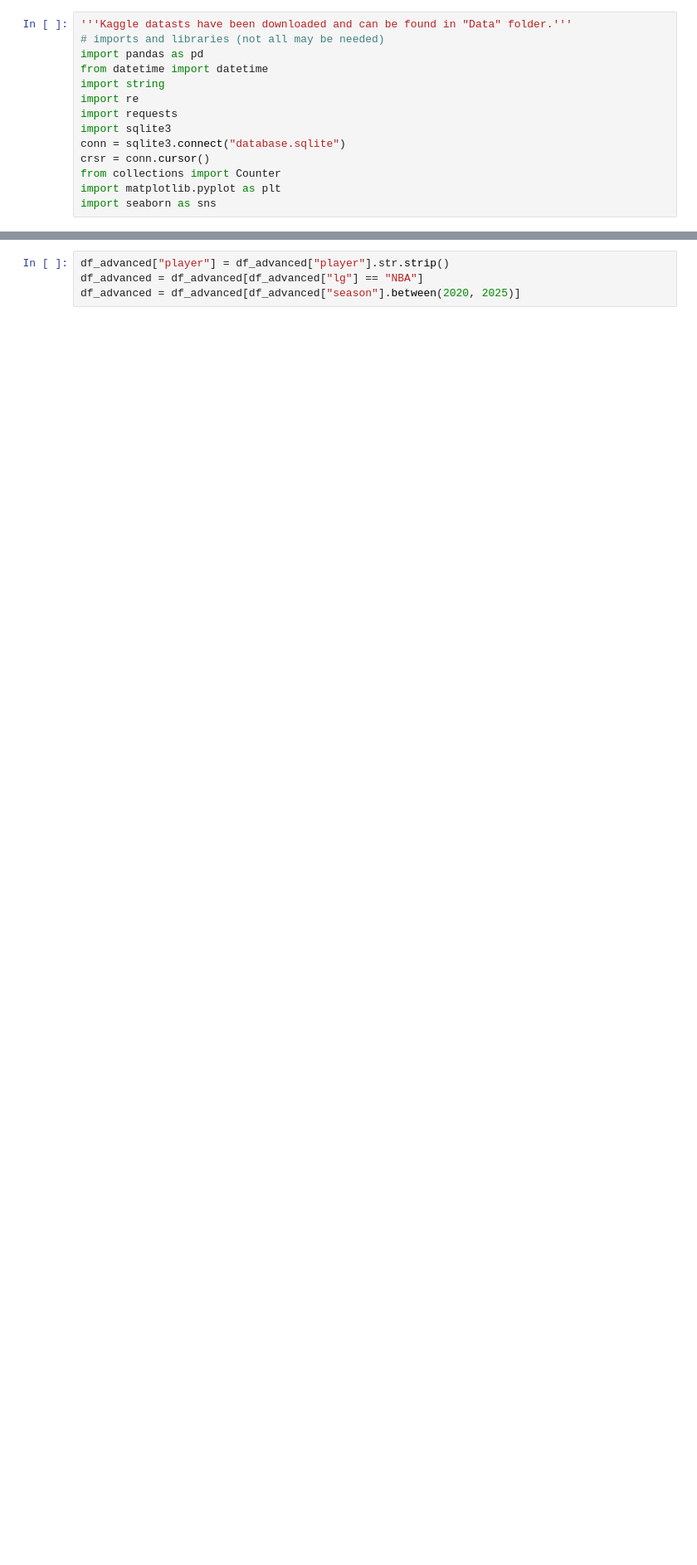
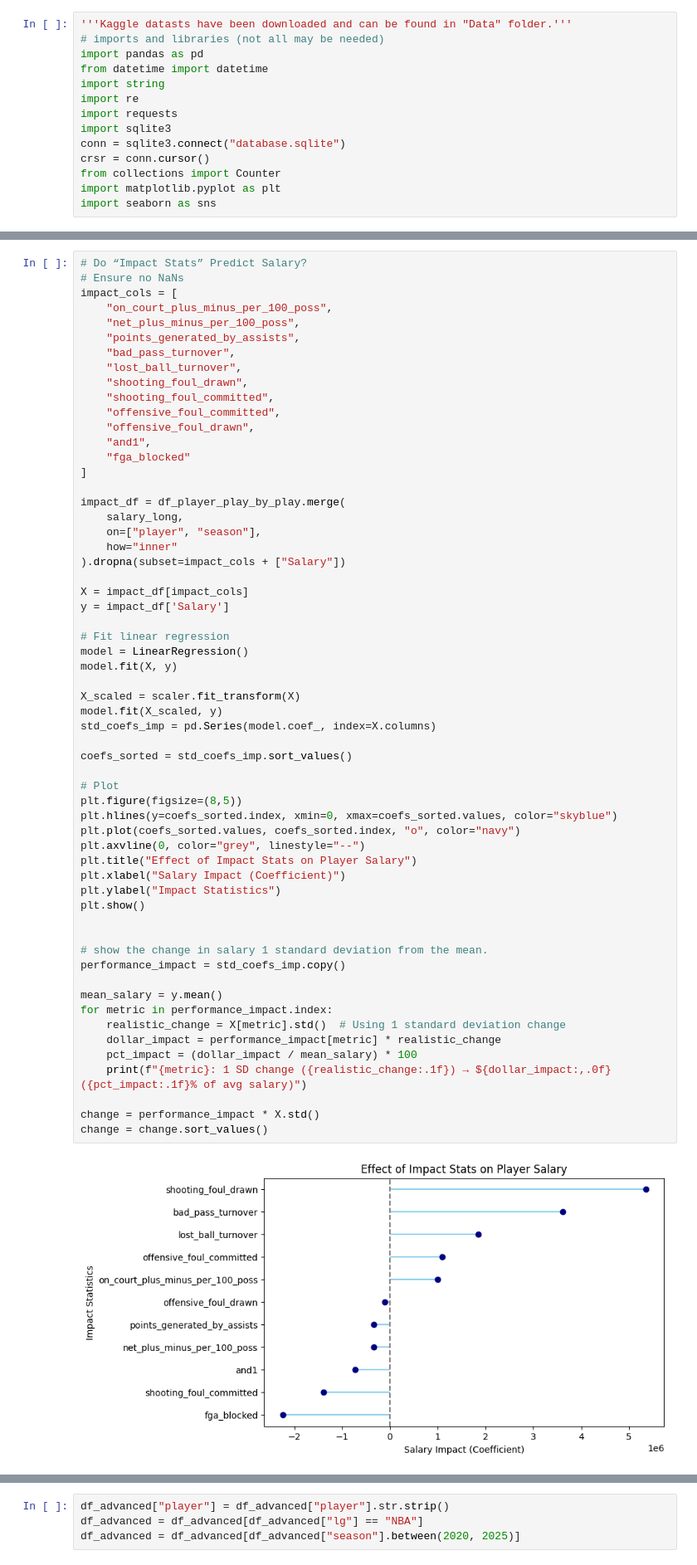
Before and after one commit to kashyapkolukula/CMSC320_S25_Project, a Jupyter notebook: FinalProject.ipynb, the cells around one changed output, grey strips where cells are left out. Shown at 83% size. Drawn from its saved outputs; the diff is of its cells as text; blank space fills up the shorter version.

```diff
--- a/FinalProject.ipynb
+++ b/FinalProject.ipynb
@@ -31,0 +377,61 @@ import seaborn as sns
+# %%
+# Do “Impact Stats” Predict Salary?
+# Ensure no NaNs
+impact_cols = [
+    "on_court_plus_minus_per_100_poss",
+    "net_plus_minus_per_100_poss",
+    "points_generated_by_assists",
+    "bad_pass_turnover",
+    "lost_ball_turnover",
+    "shooting_foul_drawn",
+    "shooting_foul_committed",
+    "offensive_foul_committed",
+    "offensive_foul_drawn",
+    "and1",
+    "fga_blocked"
+]
+
+impact_df = df_player_play_by_play.merge(
+    salary_long,
+    on=["player", "season"],
+    how="inner"
+).dropna(subset=impact_cols + ["Salary"])
+
+X = impact_df[impact_cols]
+y = impact_df['Salary']
+
+# Fit linear regression
+model = LinearRegression()
+model.fit(X, y)
+
+X_scaled = scaler.fit_transform(X)
+model.fit(X_scaled, y)
+std_coefs_imp = pd.Series(model.coef_, index=X.columns)
+
+coefs_sorted = std_coefs_imp.sort_values()
+
+# Plot
+plt.figure(figsize=(8,5))
+plt.hlines(y=coefs_sorted.index, xmin=0, xmax=coefs_sorted.values, color="skyblue")
+plt.plot(coefs_sorted.values, coefs_sorted.index, "o", color="navy")
+plt.axvline(0, color="grey", linestyle="--")
+plt.title("Effect of Impact Stats on Player Salary")
+plt.xlabel("Salary Impact (Coefficient)")
+plt.ylabel("Impact Statistics")
+plt.show()
+
+
+# show the change in salary 1 standard deviation from the mean.
+performance_impact = std_coefs_imp.copy()
+
+mean_salary = y.mean()
+for metric in performance_impact.index:
+    realistic_change = X[metric].std()  # Using 1 standard deviation change
+    dollar_impact = performance_impact[metric] * realistic_change
+    pct_impact = (dollar_impact / mean_salary) * 100
+    print(f"{metric}: 1 SD change ({realistic_change:.1f}) → ${dollar_impact:,.0f} ({pct_impact:.1f}% of avg salary)")
+
+change = performance_impact * X.std()
+change = change.sort_values()
+# %% [output]
+[figure, added]
```
Also changed, not shown: parts of 19 cells of this notebook.
